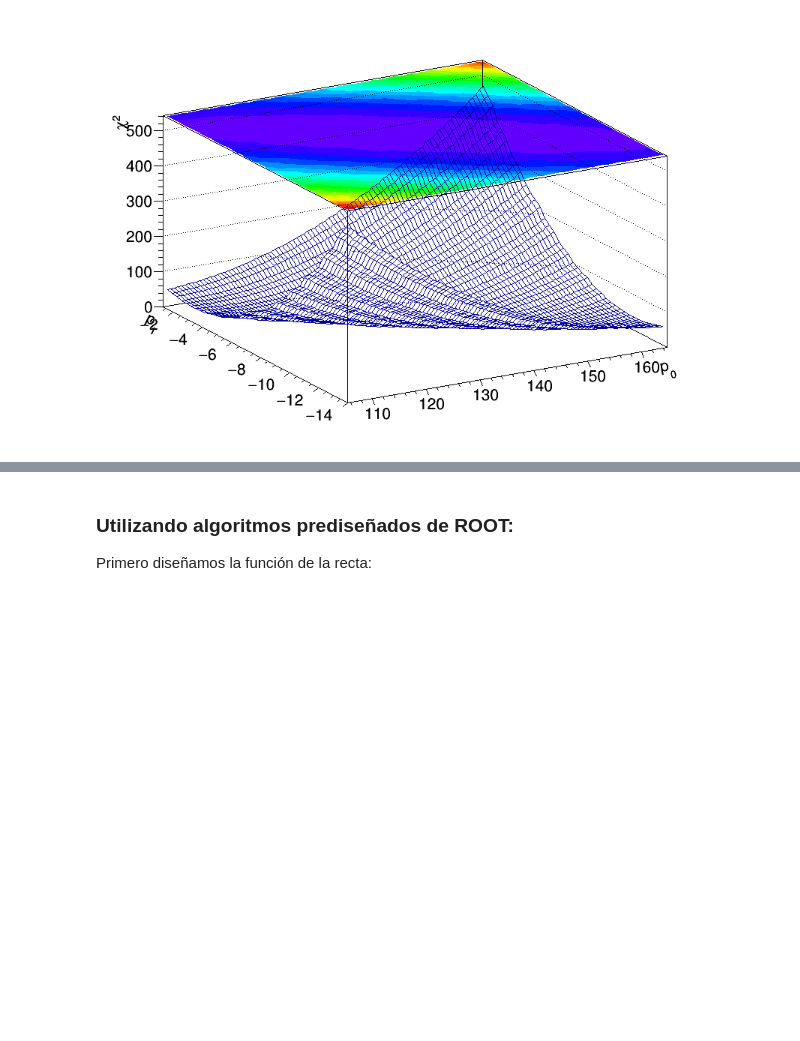
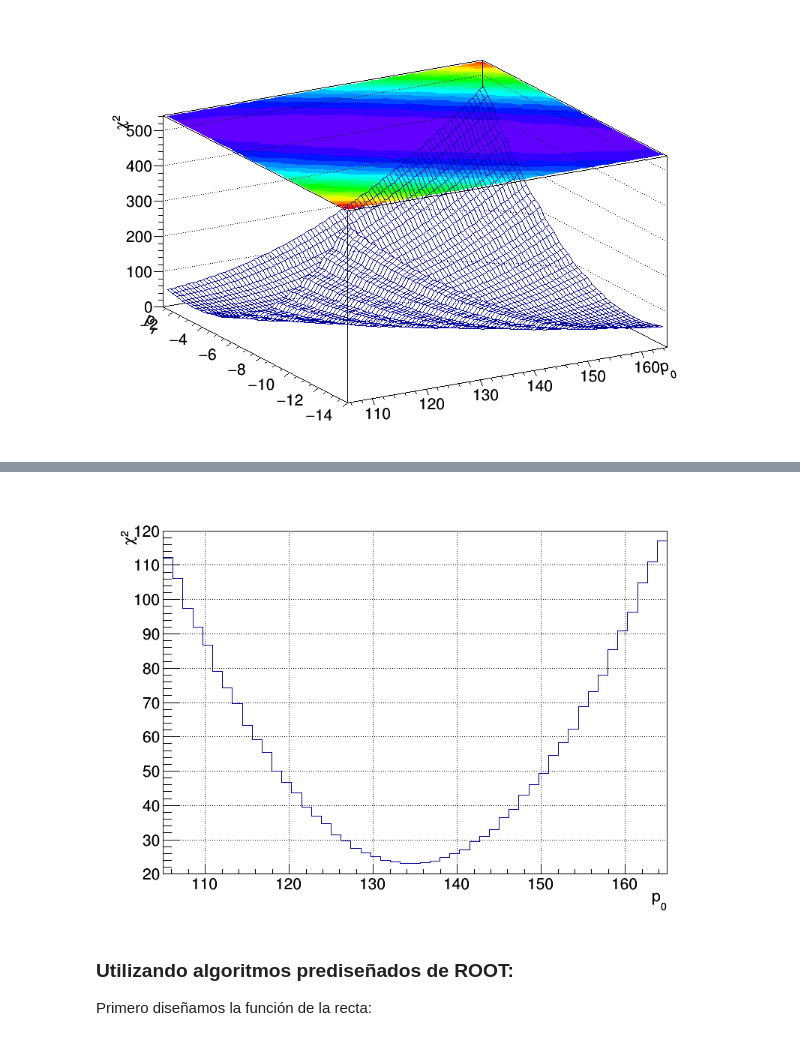
Before and after one commit to AltuOs/MD_T2, a Jupyter notebook: T2_Ej1_Oscar_Altuve.ipynb, the cells around one changed output, grey strips where cells are left out. Cells and saved outputs as stored; diff of their text form; code cells hidden in the pictures; blank space fills up the shorter version.

```diff
--- a/T2_Ej1_Oscar_Altuve.ipynb
+++ b/T2_Ej1_Oscar_Altuve.ipynb
@@ -144,3 +210,11 @@ c1->Draw();
+# %%
+chi1dPlot_p0->SetAxisRange(20,120,"y");
+chi1dPlot_p0->GetXaxis()->SetTitle("p_{0}");
+chi1dPlot_p0->GetYaxis()->SetTitle("#chi^{2}");
+chi1dPlot_p0->Draw();
+c1->Draw();
+# %% [output]
+[figure, added]
 # %% [markdown]
 ### Utilizando algoritmos prediseñados de ROOT:
 
```
Also changed, not shown: parts of 26 cells of this notebook.
